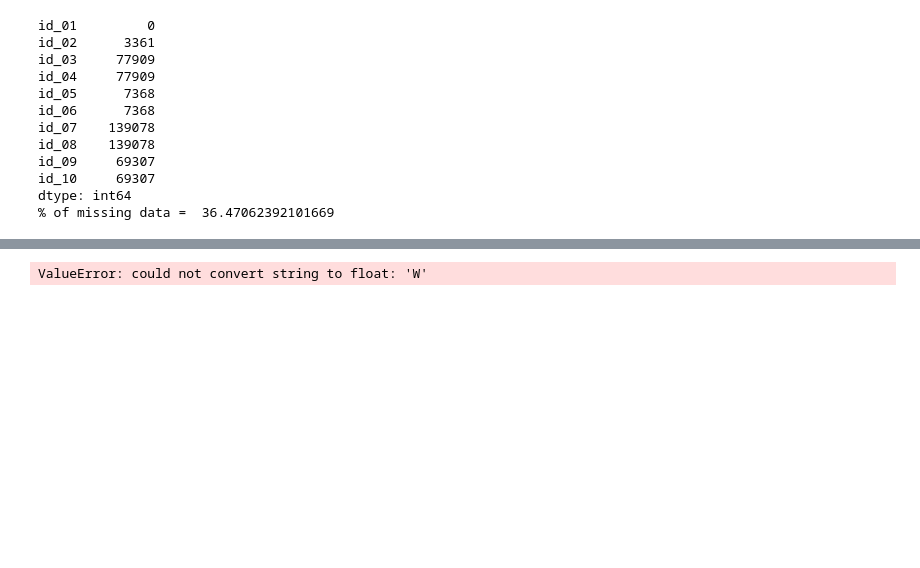
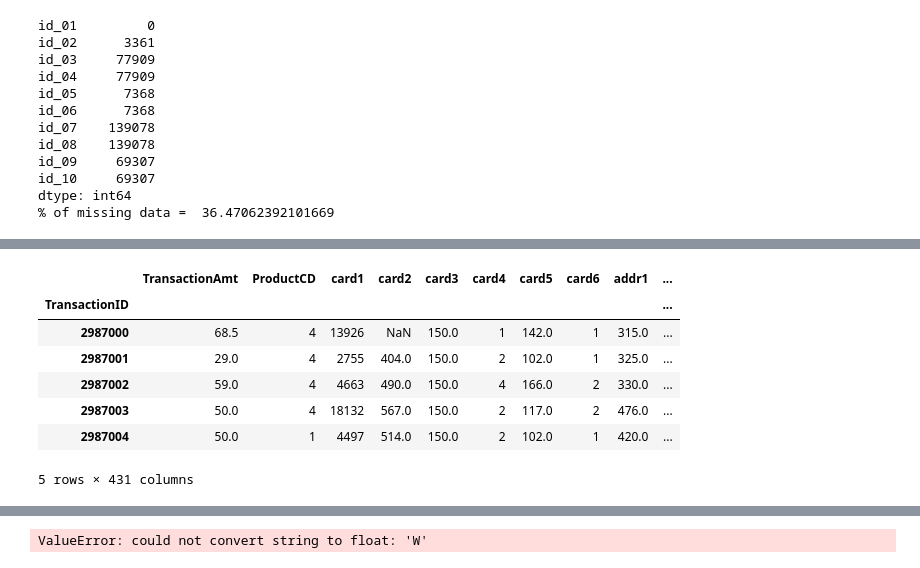
Before and after one commit to monjurmorshed793/credit-card-fraud-detection, a Jupyter notebook: credit-card-fraud.ipynb, the cells around one changed output, grey strips where cells are left out. Cells and saved outputs as stored; diff of their text form; code cells hidden in the pictures; blank space fills up the shorter version.

```diff
--- a/credit-card-fraud.ipynb
+++ b/credit-card-fraud.ipynb
@@ -326,0 +381,15 @@ X_train.head(3)
+# %%
+# drop some columns
+drop_col = ['TransactionDT']
+X_train.drop(drop_col,axis=1, inplace=True)
+X_test.drop(drop_col, axis=1, inplace=True)
+X_train.head()
+# %% [output]
+|  | TransactionAmt | ProductCD | card1 | card2 | card3 | card4 | card5 | card6 | addr1 | ... |
+| TransactionID |  |  |  |  |  |  |  |  |  | ... |
+| 2987000 | 68.5 | 4 | 13926 | NaN | 150.0 | 1 | 142.0 | 1 | 315.0 | ... |
+| 2987001 | 29.0 | 4 | 2755 | 404.0 | 150.0 | 2 | 102.0 | 1 | 325.0 | ... |
+| 2987002 | 59.0 | 4 | 4663 | 490.0 | 150.0 | 4 | 166.0 | 2 | 330.0 | ... |
+| 2987003 | 50.0 | 4 | 18132 | 567.0 | 150.0 | 2 | 117.0 | 2 | 476.0 | ... |
+| 2987004 | 50.0 | 1 | 4497 | 514.0 | 150.0 | 2 | 102.0 | 1 | 420.0 | ... |
+5 rows × 431 columns
```
Also changed, not shown: parts of 11 cells of this notebook.
